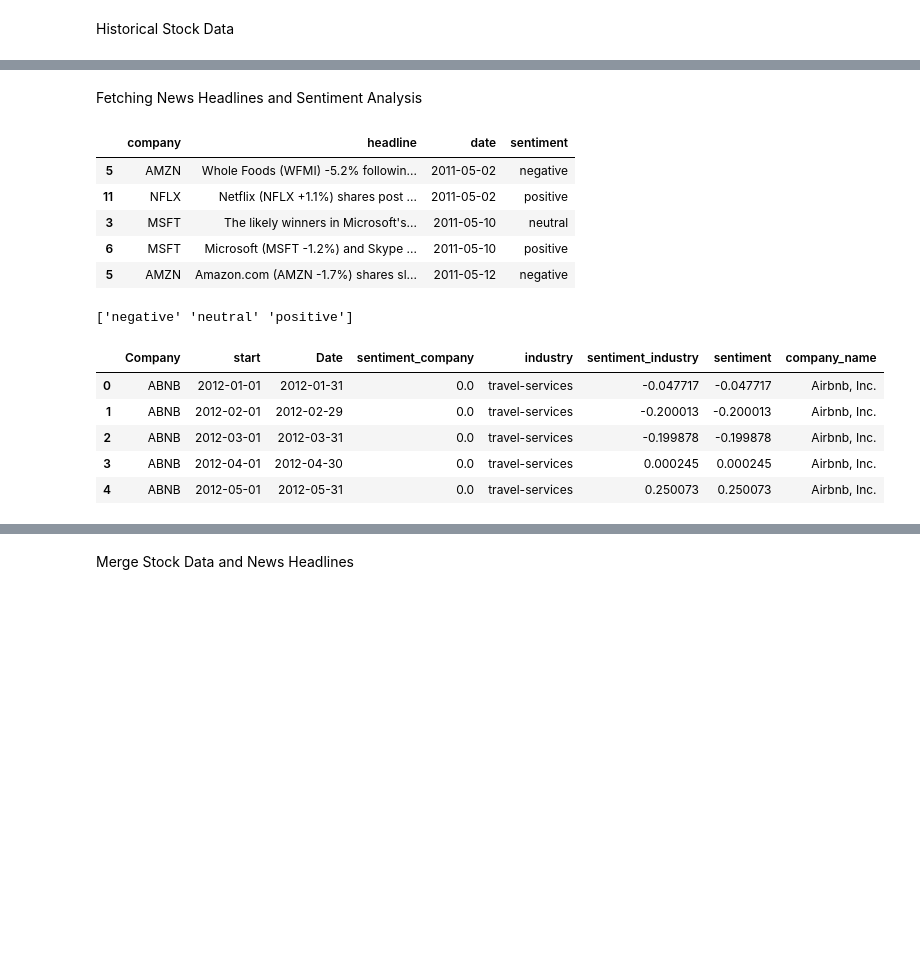
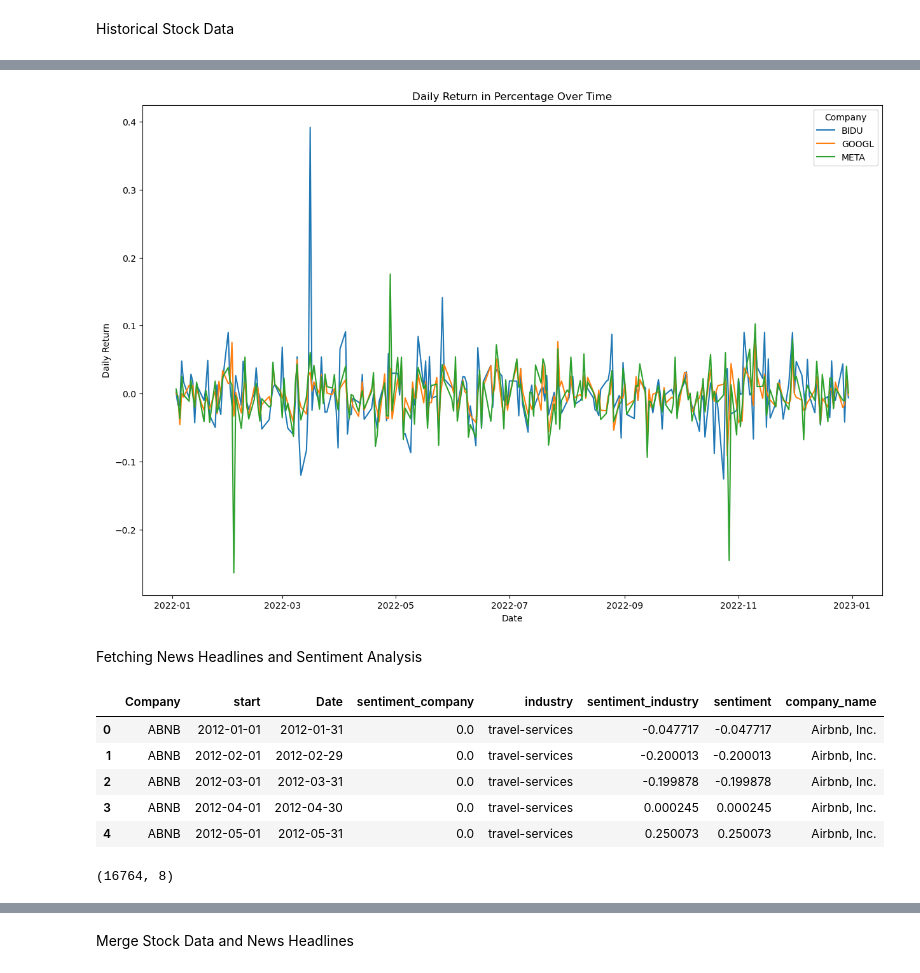
Before and after one commit to fas38/DS-2023, a Jupyter notebook: lstm_training.ipynb, the cells around one changed output, grey strips where cells are left out. Drawn from its saved outputs; the diff is of its cells as text; code cells hidden in the pictures; blank space fills up the shorter version.

```diff
--- a/lstm_training.ipynb
+++ b/lstm_training.ipynb
@@ -255,10 +115,16 @@ display(df_stock[df_stock['Company'] == 'GOOGL'].head(10))
 # %%
-# plot daily returns
+# plot daily returns for selected companies
+temp = df_stock[df_stock['Company'].isin(selected_companies)]
+start_date = '2022-01-01'
+end_date = '2022-12-31'
+temp = temp[(temp['Date'] >= start_date) & (temp['Date'] <= end_date)]
 plt.figure(figsize=(15, 10))
-sns.lineplot(data=df_stock, x='Date', y='daily_return', hue='Company')
-plt.title('Daily Returns Over Time')
+sns.lineplot(data=temp, x='Date', y='daily_return', hue='Company')
+plt.title('Daily Return in Percentage Over Time')
 plt.xlabel('Date')
 plt.ylabel('Daily Return')
 plt.show()
+# %% [output]
+[figure, added]
 # %% [markdown]
 Fetching News Headlines and Sentiment Analysis
@@ -350,22 +131,3 @@ data_df_news.to_csv(save_dir)
-# %%
-# laod news headlines with sentiment from previuously saved csv file
-path = data_dir + 'news_headlines_sentiment.csv'
-data_df_news = pd.read_csv(path, index_col=0, parse_dates=True)
-display(data_df_news.head(5))
-df = data_df_news.copy()
-df['date'] = pd.to_datetime(df['date'])
-le = LabelEncoder()
-df['sentiment'] = le.fit_transform(df['sentiment'])
-# original sentiment labels
-print(le.classes_)
-# %% [output]
-|  | company | headline | date | sentiment |
-| 5 | AMZN | Whole Foods (WFMI) -5.2% followin... | 2011-05-02 | negative |
-| 11 | NFLX | Netflix (NFLX +1.1%) shares post ... | 2011-05-02 | positive |
-| 3 | MSFT | The likely winners in Microsoft's... | 2011-05-10 | neutral |
-| 6 | MSFT | Microsoft (MSFT -1.2%) and Skype ... | 2011-05-10 | positive |
-| 5 | AMZN | Amazon.com (AMZN -1.7%) shares sl... | 2011-05-12 | negative |
-['negative' 'neutral' 'positive']
 # %%
 # load sentiment analysis data
 path = data_dir + 'combined_2012-01-01_2022-12-31.csv'
@@ -374,6 +136,7 @@ df_sentiment = df_sentiment.rename(columns={"ticker": "Company", "end": "Date"})
 df_sentiment['Date'] = df_sentiment['Date'].str[:7] # keep only year and month
 df_sentiment['Date'] = pd.to_datetime(df_sentiment['Date']) + pd.offsets.MonthEnd(1) # set date to end of month
 display(df_sentiment.head(5))
+print(df_sentiment.shape)
 # %% [output]
 |  | Company | start | Date | sentiment_company | industry | sentiment_industry | sentiment | company_name |
 | 0 | ABNB | 2012-01-01 | 2012-01-31 | 0.0 | travel-services | -0.047717 | -0.047717 | Airbnb, Inc. |
@@ -381,3 +144,4 @@ display(df_sentiment.head(5))
 | 2 | ABNB | 2012-03-01 | 2012-03-31 | 0.0 | travel-services | -0.199878 | -0.199878 | Airbnb, Inc. |
 | 3 | ABNB | 2012-04-01 | 2012-04-30 | 0.0 | travel-services | 0.000245 | 0.000245 | Airbnb, Inc. |
 | 4 | ABNB | 2012-05-01 | 2012-05-31 | 0.0 | travel-services | 0.250073 | 0.250073 | Airbnb, Inc. |
+(16764, 8)
```
Also changed, not shown: parts of 31 cells of this notebook, 1 other file.
